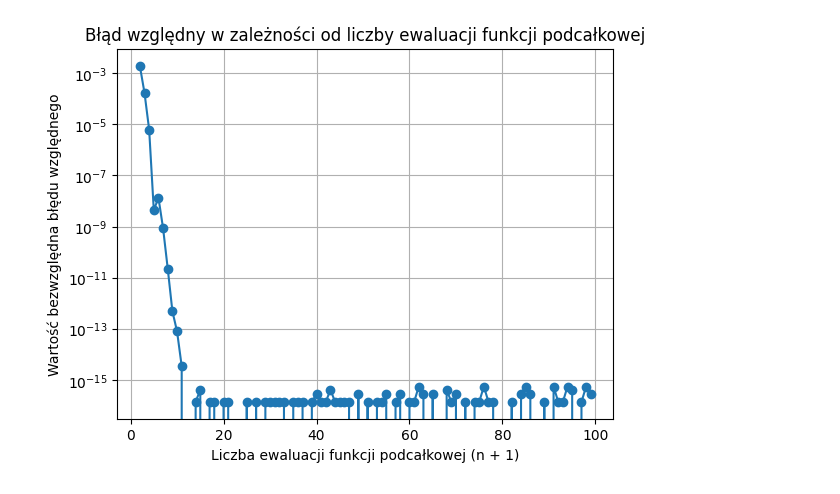
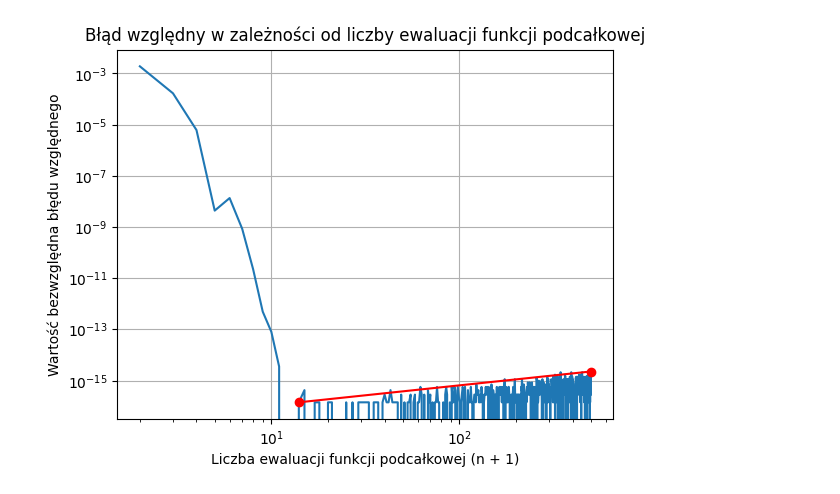
Before and after one commit to domino644/mownit, a Jupyter notebook: lab6/zad2.ipynb, the cells around one changed output. Saved outputs shown, nothing was run; the diff lists cells and outputs as text; code cells hidden in the pictures.

```diff
--- a/lab6/zad2.ipynb
+++ b/lab6/zad2.ipynb
@@ -18,21 +18,26 @@ def gauss_legendre_integration(n):
     integral_approx *= 0.5
 
     return integral_approx
+# %%
+n_values = np.arange(2, 500)
+errors = []
+
+for n in n_values:
+    integral_approx = gauss_legendre_integration(n)
+    error = np.abs(np.pi - integral_approx) / np.pi
+    errors.append(error)
 # %%
-n_values = np.arange(2, 100)
-errors = []
 
-for n in n_values:
-    integral_approx = gauss_legendre_integration(n)
-    error = np.abs(np.pi - integral_approx) / np.pi
-    errors.append(error)
-
-plt.plot(n_values, errors, marker='o')
+plt.plot(n_values, errors)
 plt.yscale('log')
+plt.xscale('log')
 plt.xlabel('Liczba ewaluacji funkcji podcałkowej (n + 1)')
 plt.ylabel('Wartość bezwzględna błędu względnego')
 plt.title('Błąd względny w zależności od liczby ewaluacji funkcji podcałkowej')
+
+plt.plot([n_values[12], n_values[496]], [errors[12], errors[496]], 'ro-')
+
 plt.grid(True)
 plt.show()
 # %% [output]
-[figure, old version]
+[figure, new version]
```
Also changed, not shown: parts of 1 cell of this notebook, 2 other files.
